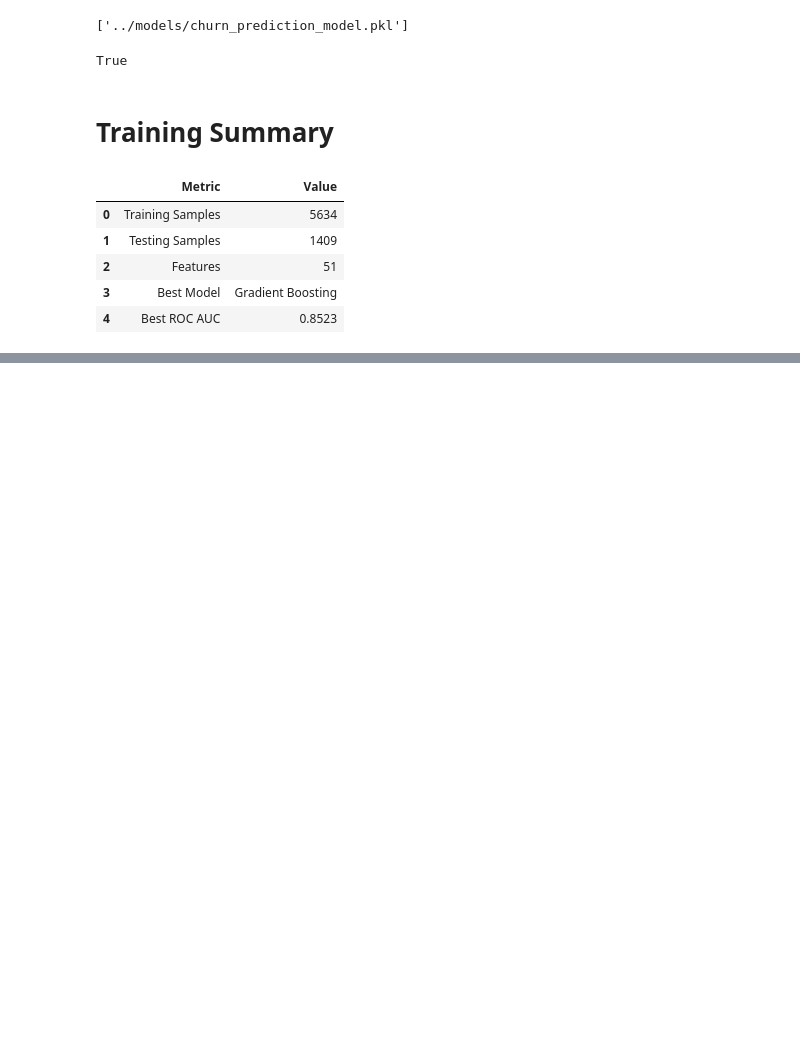
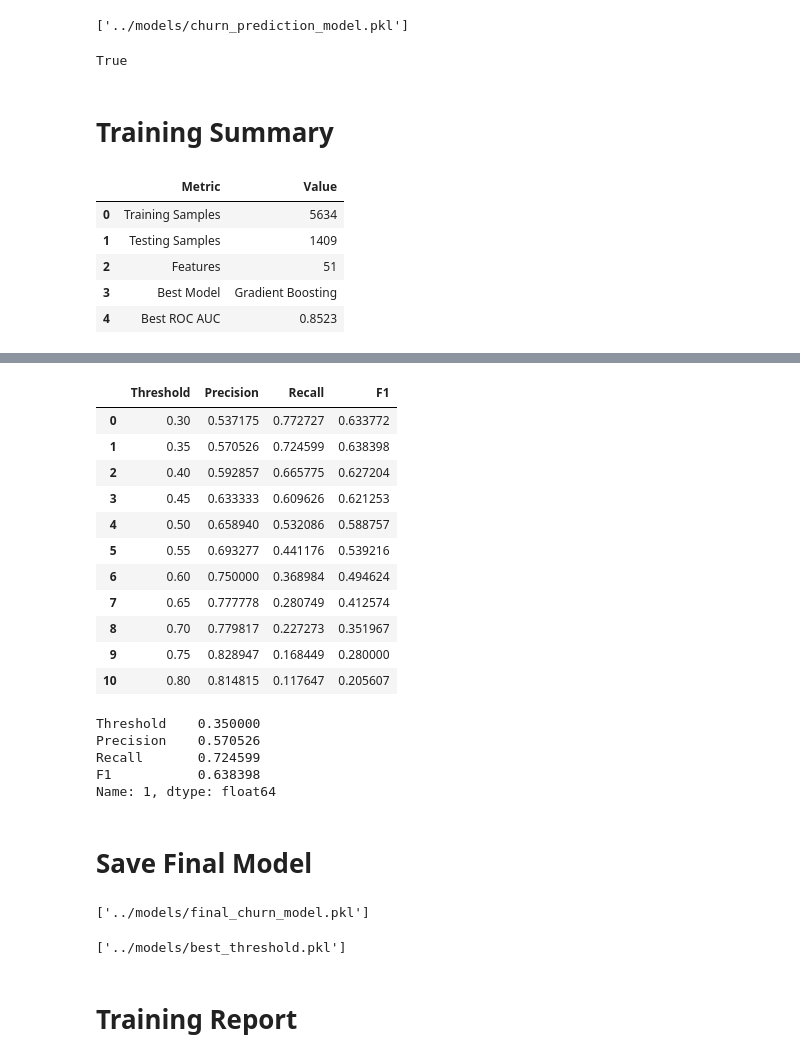
Before and after one commit to hafizahmadadilaiengineer/customer-churn-platform, a Jupyter notebook: notebooks/03_model_training.ipynb, the cells around one changed output, grey strips where cells are left out. Drawn from its saved outputs; the diff is of its cells as text; code cells hidden in the pictures; blank space fills up the shorter version.

```diff
--- a/notebooks/03_model_training.ipynb
+++ b/notebooks/03_model_training.ipynb
@@ -375,0 +633,12 @@ pd.DataFrame(
+# %%
+thresholds = np.arange(
+
+    0.30,
+
+    0.81,
+
+    0.05
+
+)
+# %%
+threshold_results = []
@@ -375,0 +683,59 @@ pd.DataFrame(
+# %%
+threshold_df = pd.DataFrame(
+
+    threshold_results
+
+)
+
+threshold_df
+# %% [output]
+|  | Threshold | Precision | Recall | F1 |
+| 0 | 0.30 | 0.537175 | 0.772727 | 0.633772 |
+| 1 | 0.35 | 0.570526 | 0.724599 | 0.638398 |
+| 2 | 0.40 | 0.592857 | 0.665775 | 0.627204 |
+| 3 | 0.45 | 0.633333 | 0.609626 | 0.621253 |
+| 4 | 0.50 | 0.658940 | 0.532086 | 0.588757 |
+| 5 | 0.55 | 0.693277 | 0.441176 | 0.539216 |
+| 6 | 0.60 | 0.750000 | 0.368984 | 0.494624 |
+| 7 | 0.65 | 0.777778 | 0.280749 | 0.412574 |
+| 8 | 0.70 | 0.779817 | 0.227273 | 0.351967 |
+| 9 | 0.75 | 0.828947 | 0.168449 | 0.280000 |
+| 10 | 0.80 | 0.814815 | 0.117647 | 0.205607 |
+# %%
+best_threshold = threshold_df.loc[
+
+    threshold_df["F1"].idxmax()
+
+]
+
+best_threshold
+# %% [output]
+Threshold    0.350000
+Precision    0.570526
+Recall       0.724599
+F1           0.638398
+Name: 1, dtype: float64
+# %% [markdown]
+# Save Final Model
+# %%
+joblib.dump(
+
+    best_rf,
+
+    "../models/final_churn_model.pkl"
+
+)
+# %% [output]
+['../models/final_churn_model.pkl']
+# %%
+joblib.dump(
+
+    best_threshold,
+
+    "../models/best_threshold.pkl"
+
+)
+# %% [output]
+['../models/best_threshold.pkl']
+# %% [markdown]
+# Training Report
```
Also changed, not shown: parts of 27 cells of this notebook, 3 other files.
